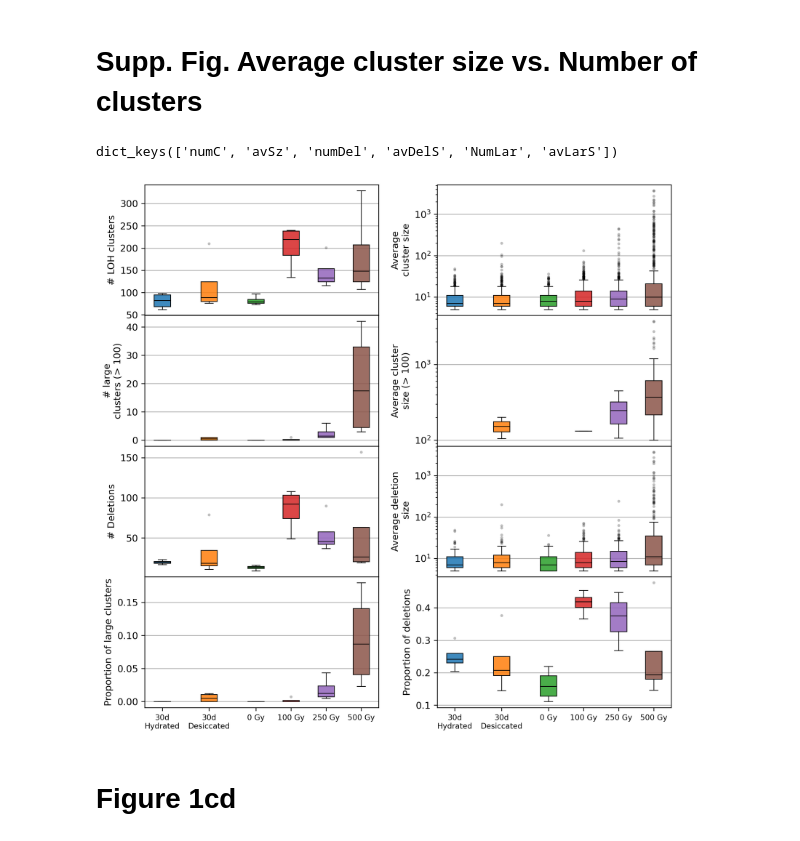
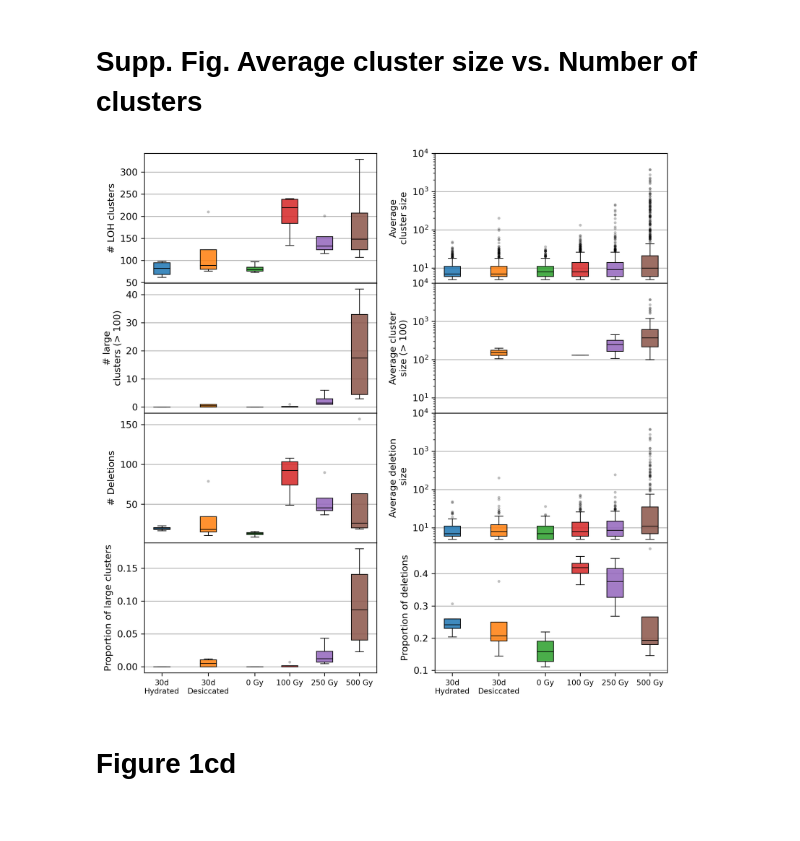
Before and after one commit to AntoineHo/genome_evolution_bdelloids_scripts, a Jupyter notebook: 08_Figure_1cd_SuppFig_X_LOH_Distribution_with_and_without_TEs.ipynb, the cells around one changed output. Saved outputs shown, nothing was run; the diff lists cells and outputs as text; code cells hidden in the pictures.

```diff
--- a/08_Figure_1cd_SuppFig_X_LOH_Distribution_with_and_without_TEs.ipynb
+++ b/08_Figure_1cd_SuppFig_X_LOH_Distribution_with_and_without_TEs.ipynb
@@ -718,10 +718,6 @@ Total LOH in large deletions: 44052
 ---
 # %% [markdown]
 # Supp. Fig. Average cluster size vs. Number of clusters
-# %%
-boxplot_data.keys()
-# %% [output]
-dict_keys(['numC', 'avSz', 'numDel', 'avDelS', 'NumLar', 'avLarS'])
 # %%
 cycle = plt.rcParams['axes.prop_cycle'].by_key()['color']
 alphas = ["FF", "DB", "B5", "91", "6E", "47", "24", "00"][::-1]
@@ -753,6 +749,7 @@ bp = ax.boxplot(x=boxplot_data["avSz"].values(), positions=positions, widths=[0.
 format_boxplot(bp)
 ax.set_ylabel("Average\ncluster size")
 ax.set_yscale("log")
+ax.set_ylim(4, 1e4)
 
 ax = axs[1,0]
 bp = ax.boxplot(x=boxplot_data["NumLar"].values(), positions=positions, widths=[0.7]*6, zorder=5, showfliers=True, patch_artist=True)
@@ -764,6 +761,7 @@ bp = ax.boxplot(x=boxplot_data["avLarS"].values(), positions=positions, widths=[
 format_boxplot(bp)
 ax.set_ylabel("Average cluster\nsize (> 100)")
 ax.set_yscale("log")
+ax.set_ylim(4, 1e4)
 
 ax = axs[2,0]
 bp = ax.boxplot(x=boxplot_data["numDel"].values(), positions=positions, widths=[0.7]*6, zorder=5, showfliers=True, patch_artist=True)
@@ -775,6 +773,7 @@ bp = ax.boxplot(x=boxplot_data["avDelS"].values(), positions=positions, widths=[
 format_boxplot(bp)
 ax.set_ylabel("Average deletion\n size")
 ax.set_yscale("log")
+ax.set_ylim(4, 1e4)
 
 ax = axs[3,0]
 props = []
@@ -788,34 +787,34 @@ ax.set_ylabel("Proportion of large clusters")
 
 ax = axs[3,1]
 props = []
 for cond, counts_del in boxplot_data["numDel"].items() :
     counts_normal = boxplot_data["numC"][cond]
     cond_props = [il/jn for il, jn in zip(counts_del, counts_normal)]
     props.append(cond_props)
 bp = ax.boxplot(x=props, positions=positions, widths=[0.7]*6, zorder=5, showfliers=True, patch_artist=True)
 format_boxplot(bp)
 ax.set_ylabel("Proportion of deletions")
 
 for axi in axs[:-1,:] :
     for ax in axi :
         ax.tick_params(axis="x", length=0)
 
 ax = axs[-1,0]
 ax.set_xticks(positions)
 ax.set_xticklabels(condition, fontsize=8)
 ax = axs[-1,1]
 ax.set_xticks(positions)
 ax.set_xticklabels(condition, fontsize=8)
 
 for ax in axs.flatten() :
     ax.grid(axis="y", zorder=1)
     ax.set_xlim(-0.75, 9.25)
 
 fig.subplots_adjust(hspace=0.0, wspace=0.25)
 
 plt.show()
 # %% [output]
-[figure, old version]
+[figure, new version]
 # %% [markdown]
 # Figure 1cd
 # %%
```
Also changed, not shown: parts of 8 cells of this notebook, 5 other files.
